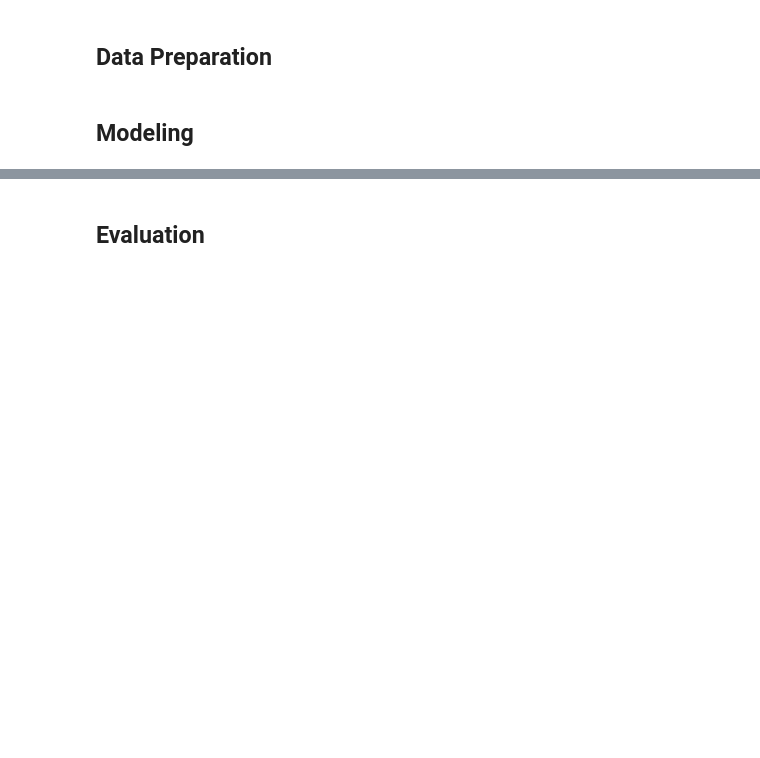
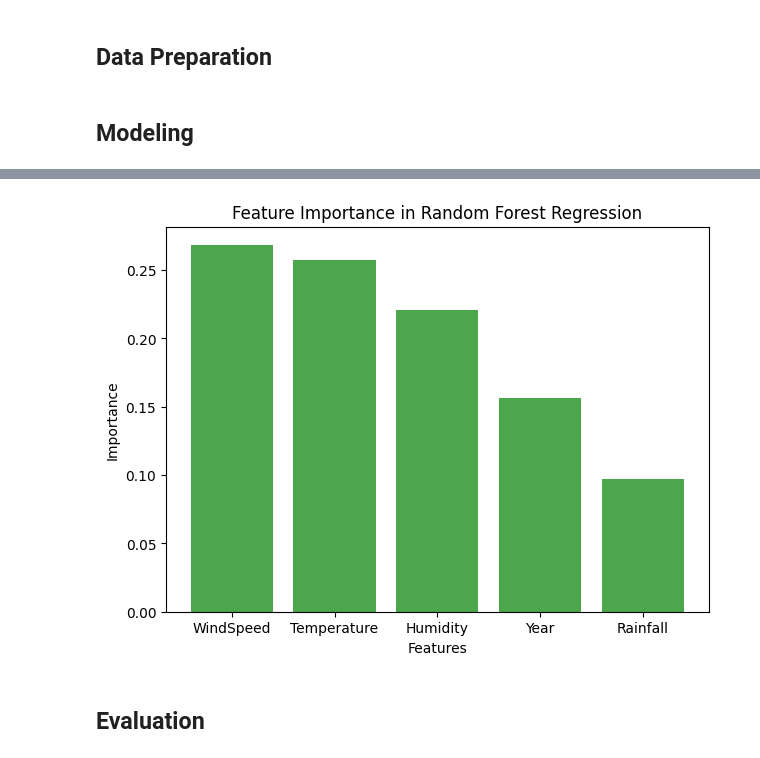
Before and after one commit to H-Rumenya/Malaria-Predictive-Model, a Jupyter notebook: Malaria_Predictive_Model.ipynb, the cells around one changed output, grey strips where cells are left out. Cells and saved outputs as stored; diff of their text form; code cells hidden in the pictures; blank space fills up the shorter version.

```diff
--- a/Malaria_Predictive_Model.ipynb
+++ b/Malaria_Predictive_Model.ipynb
@@ -353,0 +418,9 @@ plt.show()
+# %%
+#Feature importances
+importances = pd.DataFrame({
+    "Feature": X.columns,
+    "Importance": rf.feature_importances_
+}).sort_values(by="Importance", ascending=False)
+
+print("\nFeature Importances:")
+print(importances)
@@ -354,2 +448,12 @@ plt.show()
+# %%
+#a plot for the featureb importance
+plt.figure(figsize=(7,5))
+plt.bar(importances["Feature"], importances["Importance"], color="green", alpha=0.7)
+plt.xlabel("Features")
+plt.ylabel("Importance")
+plt.title("Feature Importance in Random Forest Regression")
+plt.show()
+# %% [output]
+[figure, added]
 # %% [markdown]
 ## Evaluation
```
Also changed, not shown: parts of 13 cells of this notebook.
